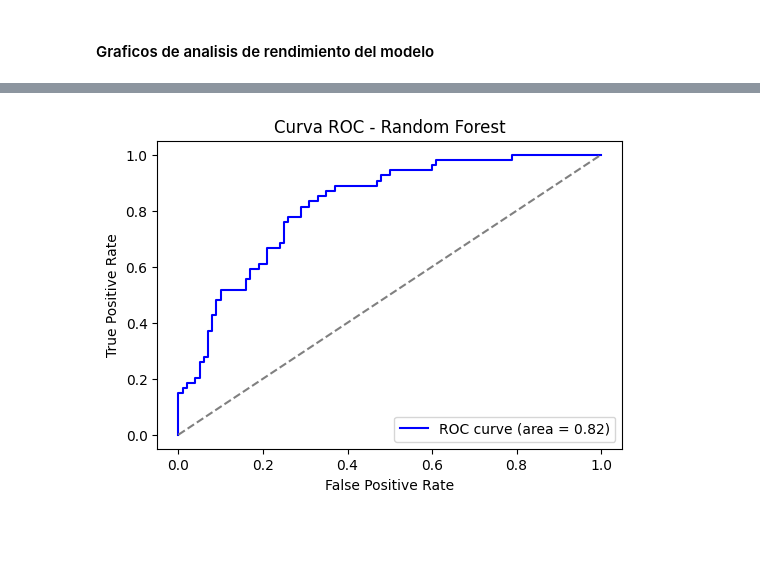
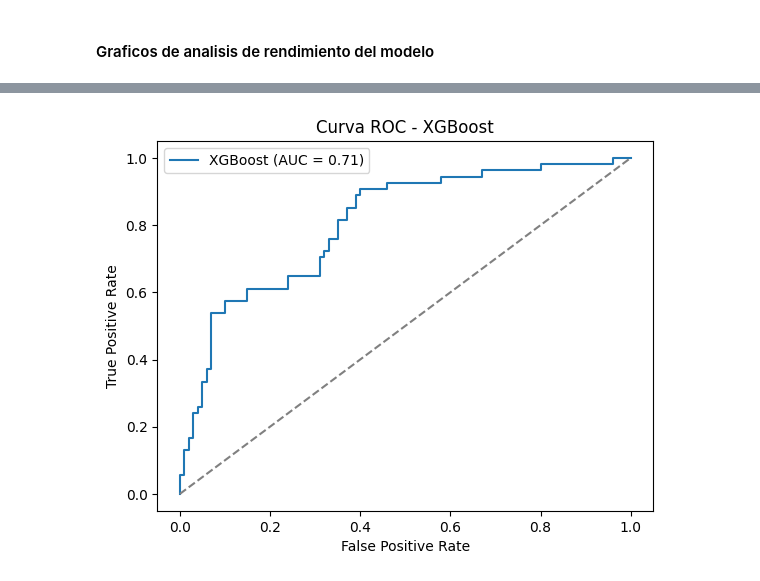
Before and after one commit to 4GeeksAcademy/LucasDellaMaestra-Flask, a Jupyter notebook: src/explore.ipynb, the cells around one changed output, grey strips where cells are left out. Cells and saved outputs as stored; diff of their text form; code cells hidden in the pictures; blank space fills up the shorter version.

```diff
--- a/src/explore.ipynb
+++ b/src/explore.ipynb
@@ -171,0 +97,16 @@ weighted avg       0.73      0.74      0.73       154
+# %%
+from xgboost import XGBClassifier
+from sklearn.metrics import classification_report, confusion_matrix
+
+# Crear el modelo
+xgb = XGBClassifier(random_state=42)
+
+# Entrenar
+xgb.fit(X_train, y_train)
+
+# Predecir
+y_pred = xgb.predict(X_test)
+
+# Evaluar
+print(confusion_matrix(y_test, y_pred))
+print(classification_report(y_test, y_pred))
@@ -195,21 +143,13 @@ plt.show()
 # %%
-from sklearn.metrics import roc_curve, auc
-
-# Obtener probabilidades de predicción
-y_probs_rf = mejor_modelo_rf.predict_proba(X_test)[:, 1]
-
-# Calcular ROC
-fpr, tpr, _ = roc_curve(y_test, y_probs_rf)
-roc_auc = auc(fpr, tpr)
-
-# Graficar la curva ROC
-plt.figure(figsize=(6,4))
-plt.plot(fpr, tpr, color="blue", label=f"ROC curve (area = {roc_auc:.2f})")
-plt.plot([0, 1], [0, 1], color="gray", linestyle="--")  # Línea base
+fpr, tpr, _ = roc_curve(y_test, xgb.predict_proba(X_test)[:, 1])
+plt.figure()
+plt.plot(fpr, tpr, label=f"XGBoost (AUC = {roc_auc_score(y_test, y_pred):.2f})")
+plt.plot([0, 1], [0, 1], linestyle='--', color='gray')
 plt.xlabel("False Positive Rate")
 plt.ylabel("True Positive Rate")
-plt.title("Curva ROC - Random Forest")
-plt.legend(loc="lower right")
+plt.title("Curva ROC - XGBoost")
+plt.legend()
+plt.savefig("roc_curve_xgboost.png")
 plt.show()
 # %% [output]
-[figure, old version]
+[figure, new version]
```
Also changed, not shown: parts of 18 cells of this notebook, 5 other files.
